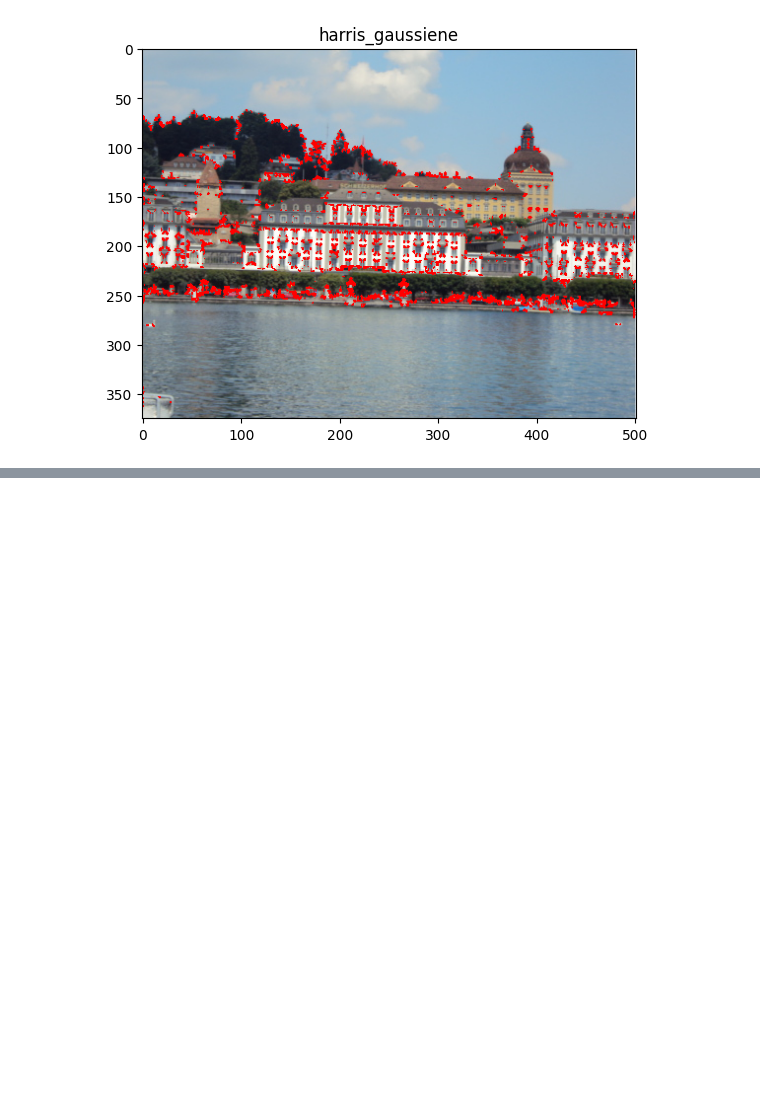
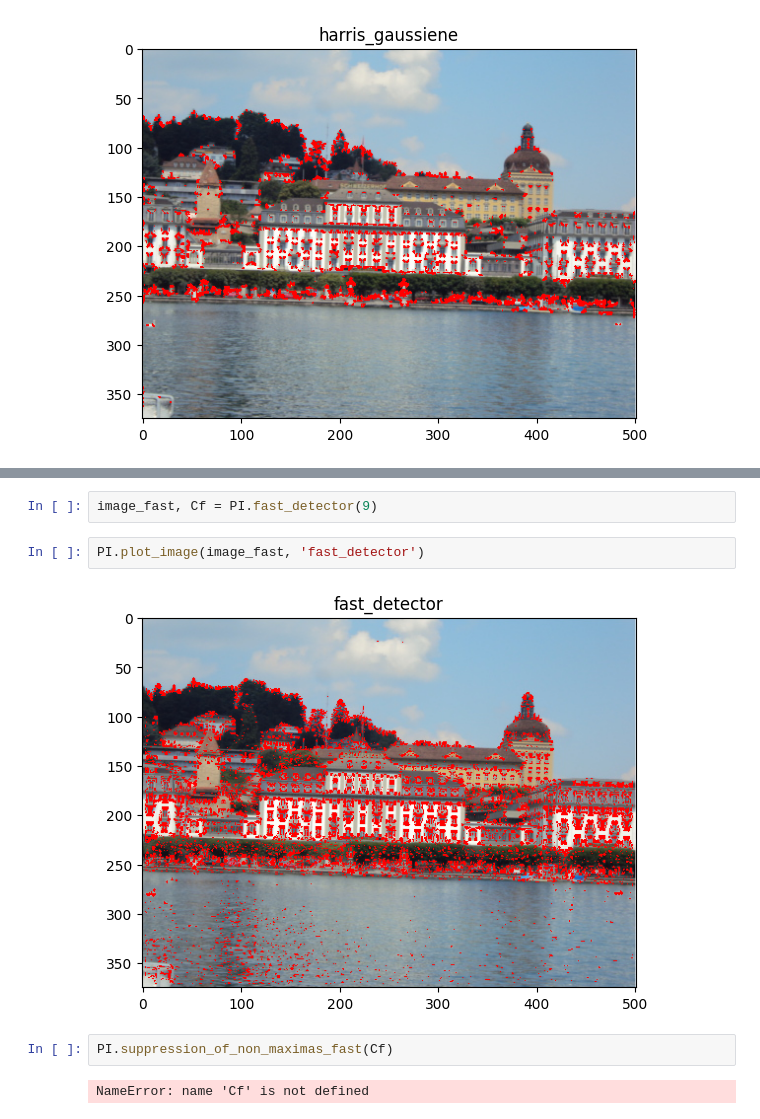
Before and after one commit to anesnabti/Point_d_interets, a Jupyter notebook: Executable/NABTI_SAKR.ipynb, the cells around one changed output, grey strips where cells are left out. Cells and saved outputs as stored; diff of their text form; blank space fills up the shorter version.

```diff
--- a/Executable/NABTI_SAKR.ipynb
+++ b/Executable/NABTI_SAKR.ipynb
@@ -30,0 +31,10 @@ PI.plot_image(image_harris_gauss, 'harris_gaussiene')
+# %%
+image_fast, Cf = PI.fast_detector(9)
+# %%
+PI.plot_image(image_fast, 'fast_detector')
+# %% [output]
+[figure, added]
+# %%
+PI.suppression_of_non_maximas_fast(Cf)
+# %% [output]
+NameError: name 'Cf' is not defined
```
Also changed, not shown: parts of 3 cells of this notebook.
